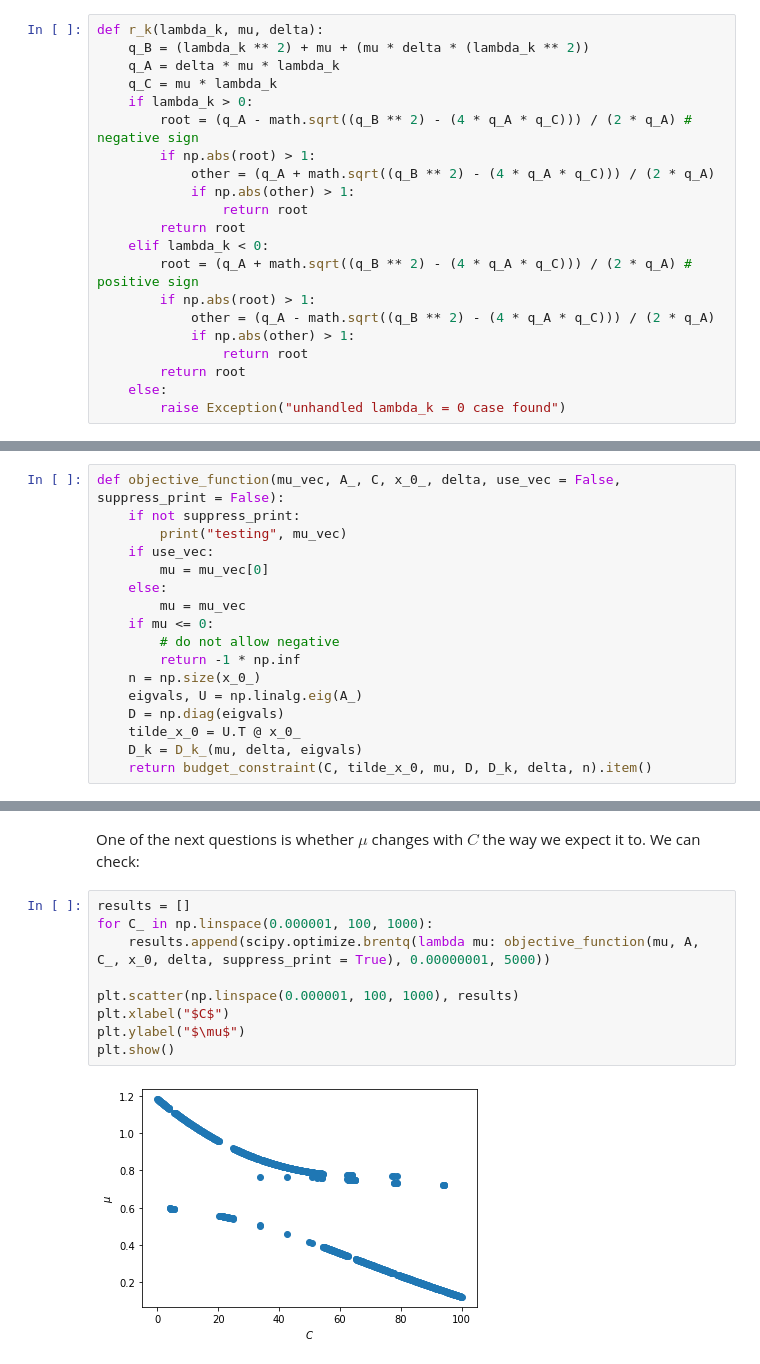
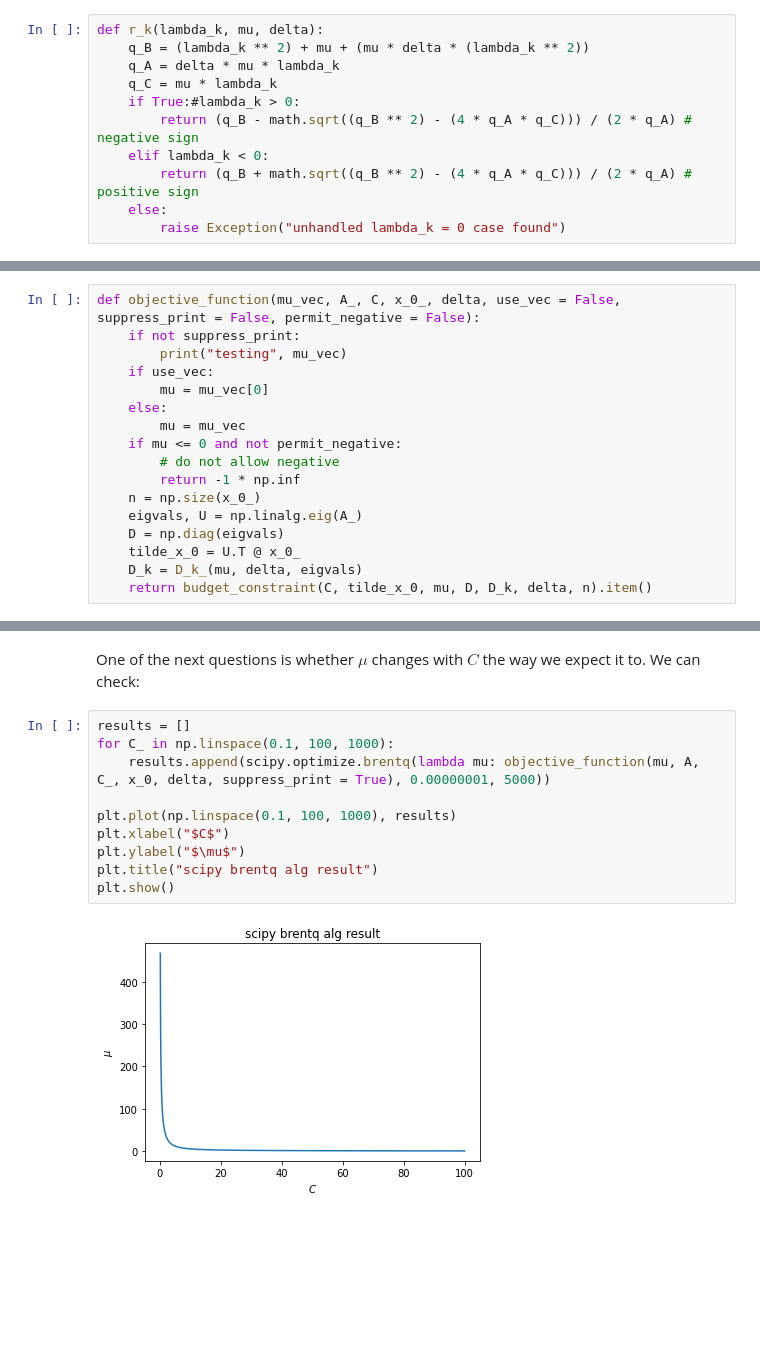
Before and after one commit to weiliubc/strategic_influencer_of_naive_agents, a Jupyter notebook: infinite_message_model/infinite_message_model.ipynb, the cells around one changed output, grey strips where cells are left out. Drawn from its saved outputs; the diff is of its cells as text; blank space fills up the shorter version.

```diff
--- a/infinite_message_model/infinite_message_model.ipynb
+++ b/infinite_message_model/infinite_message_model.ipynb
@@ -22,19 +22,9 @@ def r_k(lambda_k, mu, delta):
     q_B = (lambda_k ** 2) + mu + (mu * delta * (lambda_k ** 2))
     q_A = delta * mu * lambda_k
     q_C = mu * lambda_k
-    if lambda_k > 0:
-        root = (q_A - math.sqrt((q_B ** 2) - (4 * q_A * q_C))) / (2 * q_A) # negative sign
-        if np.abs(root) > 1:
-            other = (q_A + math.sqrt((q_B ** 2) - (4 * q_A * q_C))) / (2 * q_A)
-            if np.abs(other) > 1:
-                return root
-        return root
+    if True:#lambda_k > 0:
+        return (q_B - math.sqrt((q_B ** 2) - (4 * q_A * q_C))) / (2 * q_A) # negative sign
     elif lambda_k < 0:
-        root = (q_A + math.sqrt((q_B ** 2) - (4 * q_A * q_C))) / (2 * q_A) # positive sign
-        if np.abs(root) > 1:
-            other = (q_A - math.sqrt((q_B ** 2) - (4 * q_A * q_C))) / (2 * q_A)
-            if np.abs(other) > 1:
-                return root
-        return root
+        return (q_B + math.sqrt((q_B ** 2) - (4 * q_A * q_C))) / (2 * q_A) # positive sign
     else:
         raise Exception("unhandled lambda_k = 0 case found")
@@ -177,14 +129,14 @@ array([[-0.97275672,  0.        ,  0.        ],
 # %% [markdown]
 This allows us to create the following:
 # %%
-def objective_function(mu_vec, A_, C, x_0_, delta, use_vec = False, suppress_print = False):
+def objective_function(mu_vec, A_, C, x_0_, delta, use_vec = False, suppress_print = False, permit_negative = False):
     if not suppress_print:
         print("testing", mu_vec)
     if use_vec:
         mu = mu_vec[0]
     else:
         mu = mu_vec
-    if mu <= 0:
+    if mu <= 0 and not permit_negative:
         # do not allow negative
         return -1 * np.inf
     n = np.size(x_0_)
@@ -267,14 +226,15 @@ One of those roots has absolute value greater than 1. This means it does not con
 One of the next questions is whether $\mu$ changes with $C$ the way we expect it to. We can check:
 # %%
 results = []
-for C_ in np.linspace(0.000001, 100, 1000):
+for C_ in np.linspace(0.1, 100, 1000):
     results.append(scipy.optimize.brentq(lambda mu: objective_function(mu, A, C_, x_0, delta, suppress_print = True), 0.00000001, 5000))
 
-plt.scatter(np.linspace(0.000001, 100, 1000), results)
+plt.plot(np.linspace(0.1, 100, 1000), results)
 plt.xlabel("$C$")
 plt.ylabel("$\mu$")
+plt.title("scipy brentq alg result")
 plt.show()
 # %% [output]
-[figure, old version]
+[figure, new version]
 # %%
 results = []
```
Also changed, not shown: parts of 32 cells of this notebook.
